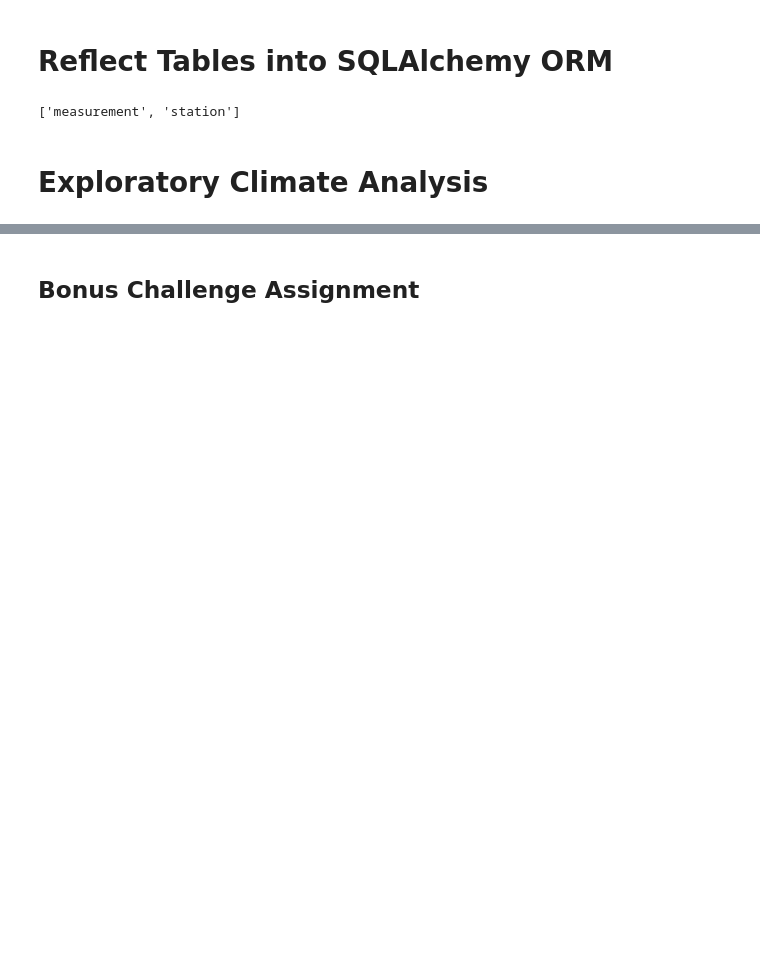
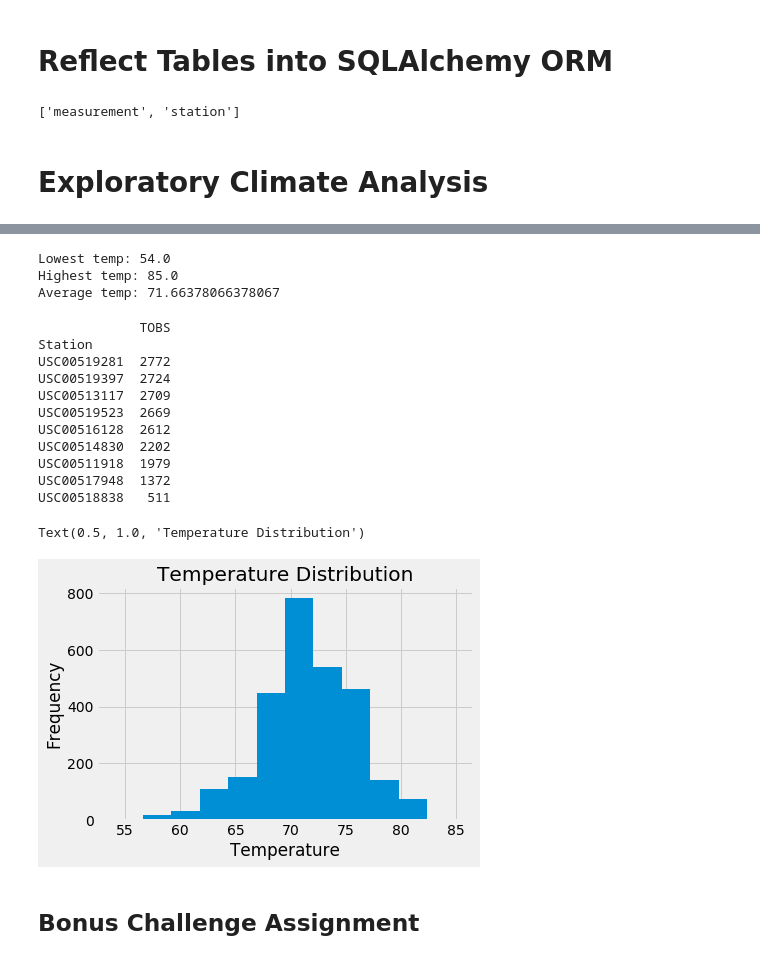
Before and after one commit to KevinNMcpu/SQLalchemy-challenge, a Jupyter notebook: climate_starter.ipynb, the cells around one changed output, grey strips where cells are left out. Drawn from its saved outputs; the diff is of its cells as text; code cells hidden in the pictures; blank space fills up the shorter version.

```diff
--- a/climate_starter.ipynb
+++ b/climate_starter.ipynb
@@ -95,3 +131,11 @@ Last recorded date: 2017-08-23
 # %%
 # Using the station id from the previous query, calculate the lowest temperature recorded,
 # highest temperature recorded, and average temperature of the most active station?
+
+print("Lowest temp: " + str(session.query(func.min(Measurement.tobs)).filter(Measurement.station == "USC00519281").scalar()))
+print("Highest temp: " + str(session.query(func.max(Measurement.tobs)).filter(Measurement.station == "USC00519281").scalar()))
+print("Average temp: " + str(session.query(func.avg(Measurement.tobs)).filter(Measurement.station == "USC00519281").scalar()))
+# %% [output]
+Lowest temp: 54.0
+Highest temp: 85.0
+Average temp: 71.66378066378067
@@ -101,3 +142,37 @@ Last recorded date: 2017-08-23
+# %%
+# Choose the station with the highest number of temperature observations.
+# Query the last 12 months of temperature observation data for this station and plot the results as a histogram
+
+results5 = session.query(Measurement.station, Measurement.tobs)
+station_data5 = [result[0] for result in results5[:]]
+tobs_data5 = [result[1] for result in results5[:]]
+most_tobs_stations = pd.DataFrame(list(zip(station_data5, tobs_data5)),columns=["Station","TOBS"])
+most_tobs_stations = most_tobs_stations.groupby(["Station"]).count()
+most_tobs_stations = most_tobs_stations.sort_values(by=["TOBS"],ascending=False)
+print(most_tobs_stations)
+#station with most temp observations is USC00519281
+
+results6 = session.query(Measurement.tobs).filter(Measurement.station == "USC00519281")
+temps_to_plot = [result[0] for result in results6[:]]
+
+plt.hist(x=temps_to_plot,bins=12)
+plt.ylabel("Frequency")
+plt.xlabel("Temperature")
+plt.title("Temperature Distribution")
+# %% [output]
+             TOBS
+Station
+USC00519281  2772
+USC00519397  2724
+USC00513117  2709
+USC00519523  2669
+USC00516128  2612
+USC00514830  2202
+USC00511918  1979
+USC00517948  1372
+USC00518838   511
+Text(0.5, 1.0, 'Temperature Distribution')
+[figure, added]
 # %% [markdown]
 ## Bonus Challenge Assignment
 # %%
```
Also changed, not shown: parts of 6 cells of this notebook.
